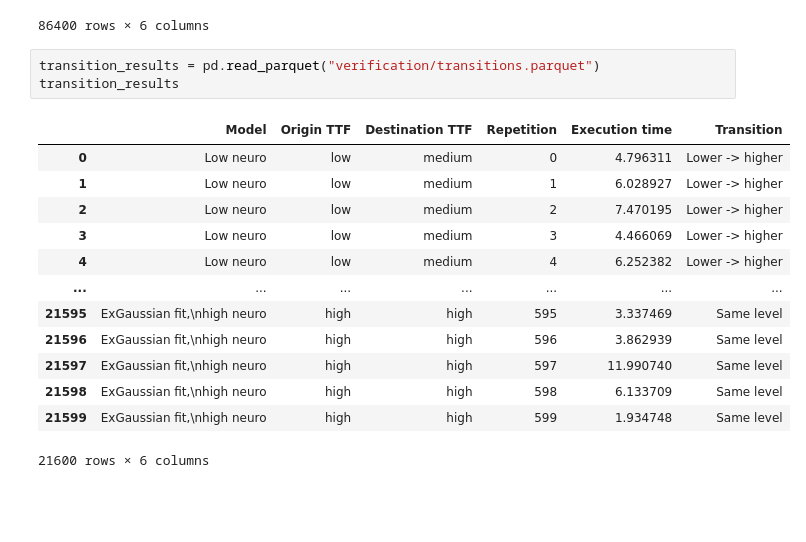
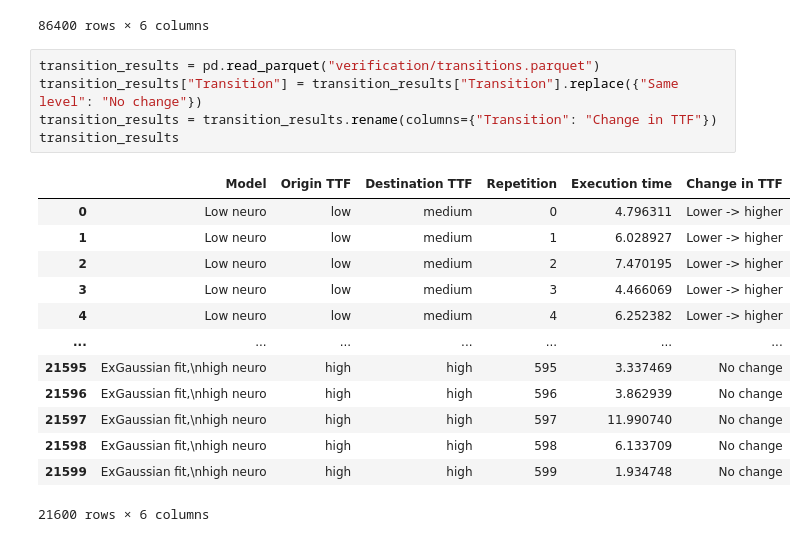
Before and after one commit to vnmo/EdgeDroid2, a Jupyter notebook: analysis/verify_models.ipynb, the cells around one changed output. Drawn from its saved outputs; the diff is of its cells as text; blank space fills up the shorter version.

```diff
--- a/analysis/verify_models.ipynb
+++ b/analysis/verify_models.ipynb
@@ -46,20 +46,22 @@ duration_results
 86400 rows × 6 columns
 # %%
 transition_results = pd.read_parquet("verification/transitions.parquet")
+transition_results["Transition"] = transition_results["Transition"].replace({"Same level": "No change"})
+transition_results = transition_results.rename(columns={"Transition": "Change in TTF"})
 transition_results
 # %% [output]
-|  | Model | Origin TTF | Destination TTF | Repetition | Execution time | Transition |
+|  | Model | Origin TTF | Destination TTF | Repetition | Execution time | Change in TTF |
 | 0 | Low neuro | low | medium | 0 | 4.796311 | Lower -> higher |
 | 1 | Low neuro | low | medium | 1 | 6.028927 | Lower -> higher |
 | 2 | Low neuro | low | medium | 2 | 7.470195 | Lower -> higher |
 | 3 | Low neuro | low | medium | 3 | 4.466069 | Lower -> higher |
 | 4 | Low neuro | low | medium | 4 | 6.252382 | Lower -> higher |
 | ... | ... | ... | ... | ... | ... | ... |
-| 21595 | ExGaussian fit,\nhigh neuro | high | high | 595 | 3.337469 | Same level |
-| 21596 | ExGaussian fit,\nhigh neuro | high | high | 596 | 3.862939 | Same level |
-| 21597 | ExGaussian fit,\nhigh neuro | high | high | 597 | 11.990740 | Same level |
-| 21598 | ExGaussian fit,\nhigh neuro | high | high | 598 | 6.133709 | Same level |
-| 21599 | ExGaussian fit,\nhigh neuro | high | high | 599 | 1.934748 | Same level |
+| 21595 | ExGaussian fit,\nhigh neuro | high | high | 595 | 3.337469 | No change |
+| 21596 | ExGaussian fit,\nhigh neuro | high | high | 596 | 3.862939 | No change |
+| 21597 | ExGaussian fit,\nhigh neuro | high | high | 597 | 11.990740 | No change |
+| 21598 | ExGaussian fit,\nhigh neuro | high | high | 598 | 6.133709 | No change |
+| 21599 | ExGaussian fit,\nhigh neuro | high | high | 599 | 1.934748 | No change |
 21600 rows × 6 columns
 # %%
 fg = sns.catplot(
```
Also changed, not shown: parts of 8 cells of this notebook.
